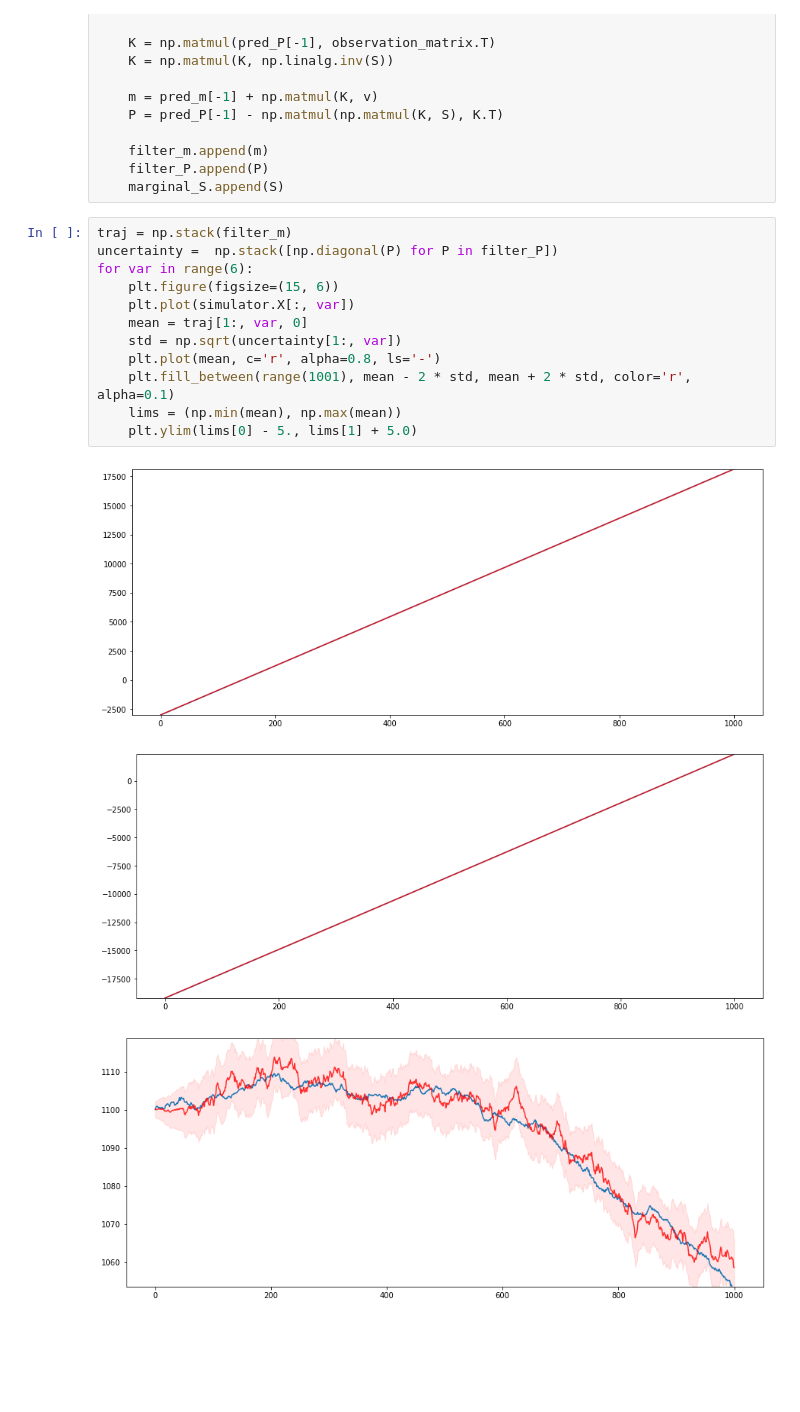
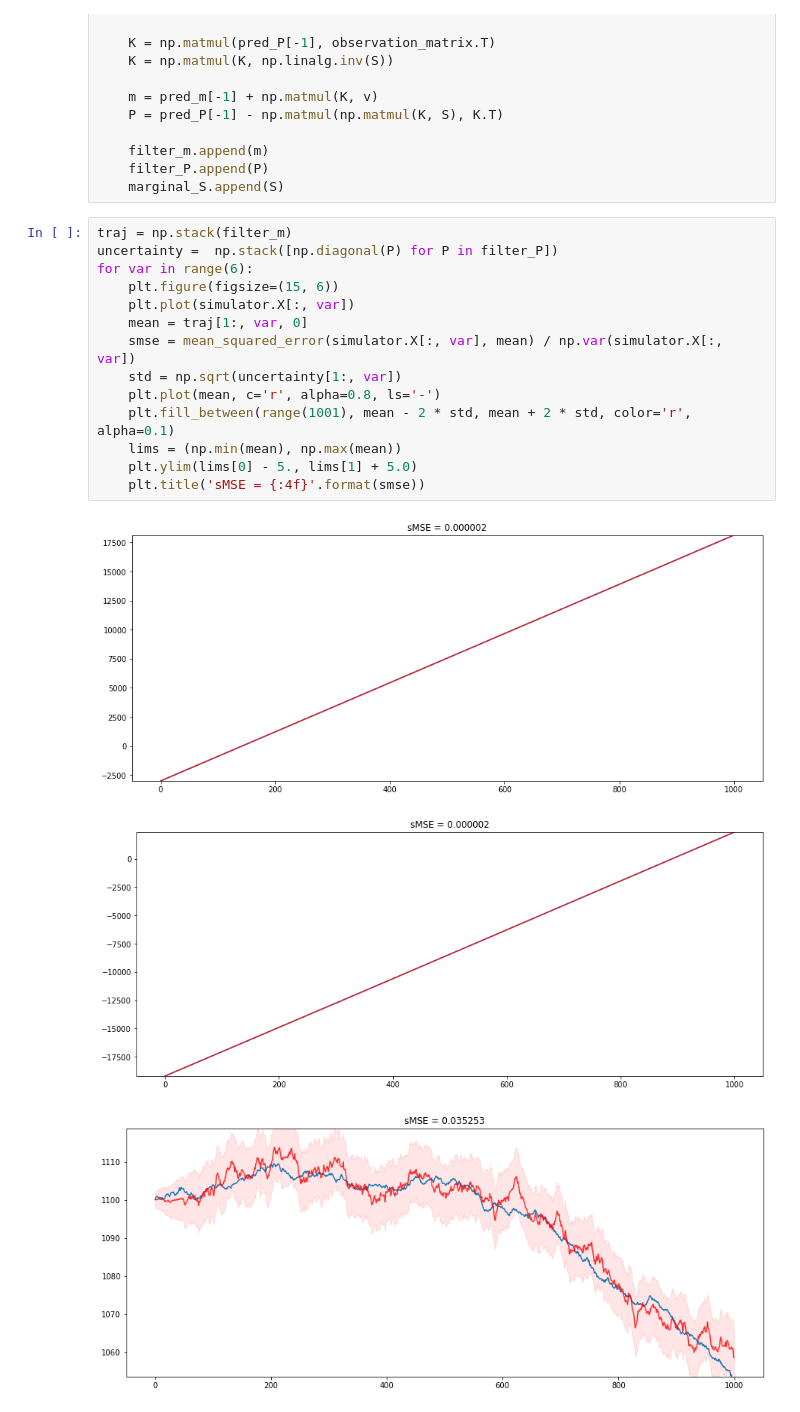
Before and after one commit to aboustati/robust-smc, a Jupyter notebook: notebooks/linear-tan-kalman.ipynb, the cells around one changed output. Drawn from its saved outputs; the diff is of its cells as text; blank space fills up the shorter version.

```diff
--- a/notebooks/linear-tan-kalman.ipynb
+++ b/notebooks/linear-tan-kalman.ipynb
@@ -47,16 +49,18 @@ for t in range(T):
 # %%
 traj = np.stack(filter_m)
 uncertainty =  np.stack([np.diagonal(P) for P in filter_P])
 for var in range(6):
     plt.figure(figsize=(15, 6))
     plt.plot(simulator.X[:, var])
     mean = traj[1:, var, 0]
+    smse = mean_squared_error(simulator.X[:, var], mean) / np.var(simulator.X[:, var])
     std = np.sqrt(uncertainty[1:, var])
     plt.plot(mean, c='r', alpha=0.8, ls='-')
     plt.fill_between(range(1001), mean - 2 * std, mean + 2 * std, color='r', alpha=0.1)
     lims = (np.min(mean), np.max(mean))
     plt.ylim(lims[0] - 5., lims[1] + 5.0)
+    plt.title('sMSE = {:4f}'.format(smse))
 # %% [output]
-[figure, old version]
+[figure, new version]
-[figure, old version]
+[figure, new version]
-[figure, old version]
+[figure, new version]
```
Also changed, not shown: parts of 2 cells of this notebook, 10 other files.
